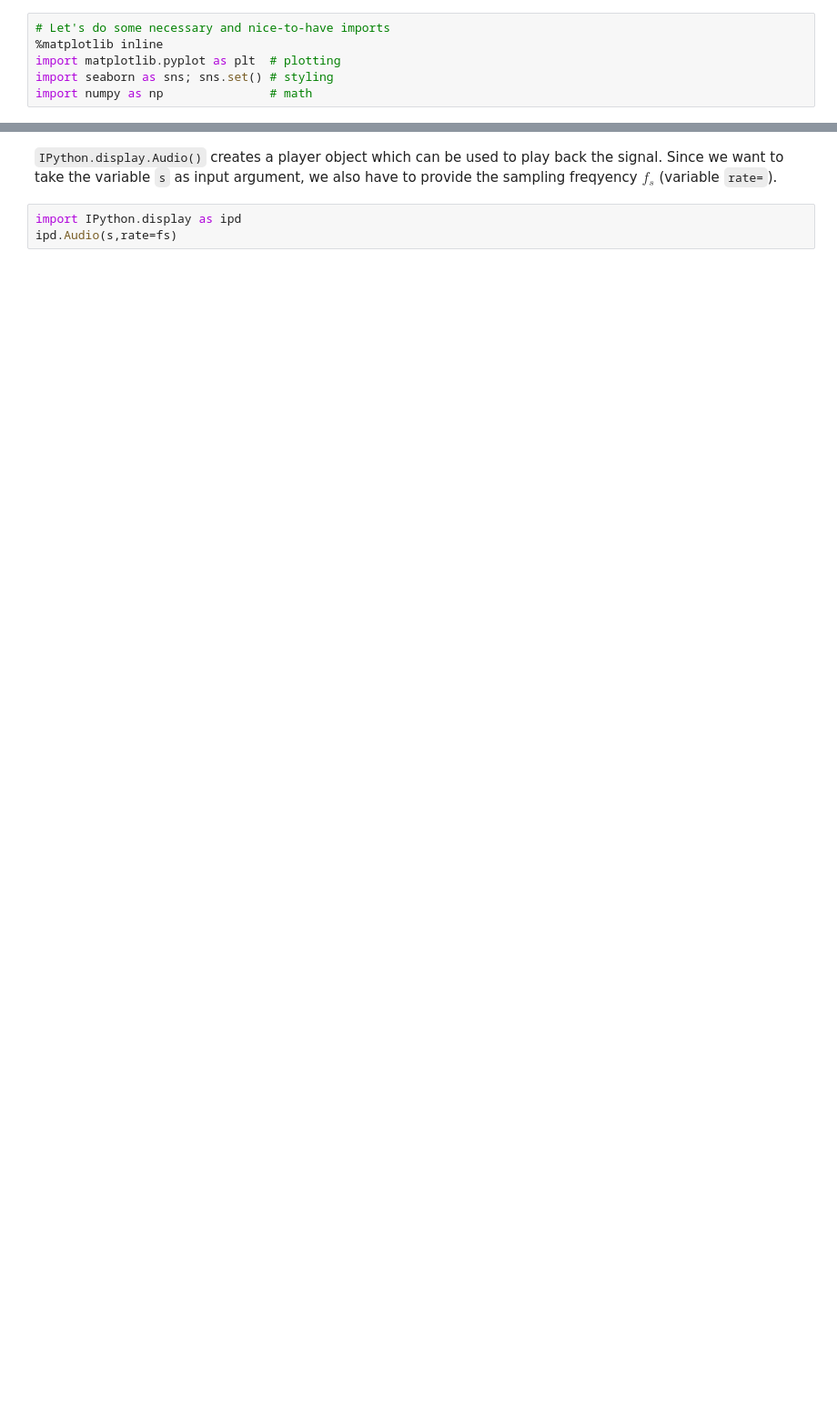
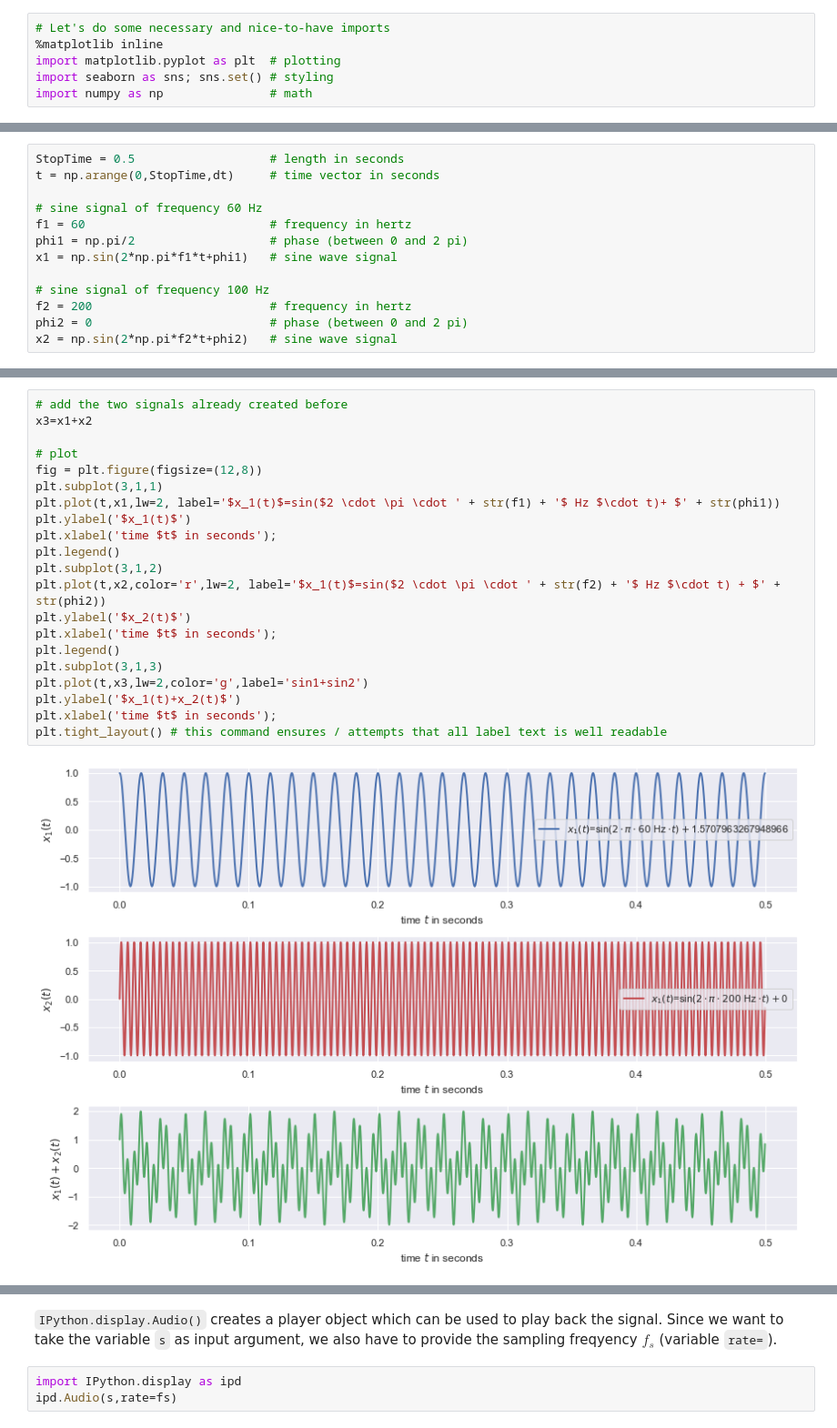
Before and after one commit to sap-shef/SpeechProcesssingLab, a Jupyter notebook: Lab-Sheet-Solutions/Lab-Sheet-1-Solution.ipynb, the cells around one changed output, grey strips where cells are left out. Shown at 91% size. Drawn from its saved outputs; the diff is of its cells as text; blank space fills up the shorter version.

```diff
--- a/Lab-Sheet-Solutions/Lab-Sheet-1-Solution.ipynb
+++ b/Lab-Sheet-Solutions/Lab-Sheet-1-Solution.ipynb
@@ -14,0 +59,13 @@ import numpy as np               # math
+# %%
+StopTime = 0.5                   # length in seconds
+t = np.arange(0,StopTime,dt)     # time vector in seconds
+
+# sine signal of frequency 60 Hz
+f1 = 60                          # frequency in hertz
+phi1 = np.pi/2                   # phase (between 0 and 2 pi)
+x1 = np.sin(2*np.pi*f1*t+phi1)   # sine wave signal
+
+# sine signal of frequency 100 Hz
+f2 = 200                         # frequency in hertz
+phi2 = 0                         # phase (between 0 and 2 pi)
+x2 = np.sin(2*np.pi*f2*t+phi2)   # sine wave signal
@@ -14,0 +104,23 @@ import numpy as np               # math
+# %%
+# add the two signals already created before
+x3=x1+x2
+
+# plot
+fig = plt.figure(figsize=(12,8))
+plt.subplot(3,1,1)
+plt.plot(t,x1,lw=2, label='$x_1(t)$=sin($2 \cdot \pi \cdot ' + str(f1) + '$ Hz $\cdot t)+ $' + str(phi1))
+plt.ylabel('$x_1(t)$')
+plt.xlabel('time $t$ in seconds');
+plt.legend()
+plt.subplot(3,1,2)
+plt.plot(t,x2,color='r',lw=2, label='$x_1(t)$=sin($2 \cdot \pi \cdot ' + str(f2) + '$ Hz $\cdot t) + $' + str(phi2))
+plt.ylabel('$x_2(t)$')
+plt.xlabel('time $t$ in seconds');
+plt.legend()
+plt.subplot(3,1,3)
+plt.plot(t,x3,lw=2,color='g',label='sin1+sin2')
+plt.ylabel('$x_1(t)+x_2(t)$')
+plt.xlabel('time $t$ in seconds');
+plt.tight_layout() # this command ensures / attempts that all label text is well readable
+# %% [output]
+[figure, new version]
```
Also changed, not shown: parts of 31 cells of this notebook, 1 other file.
